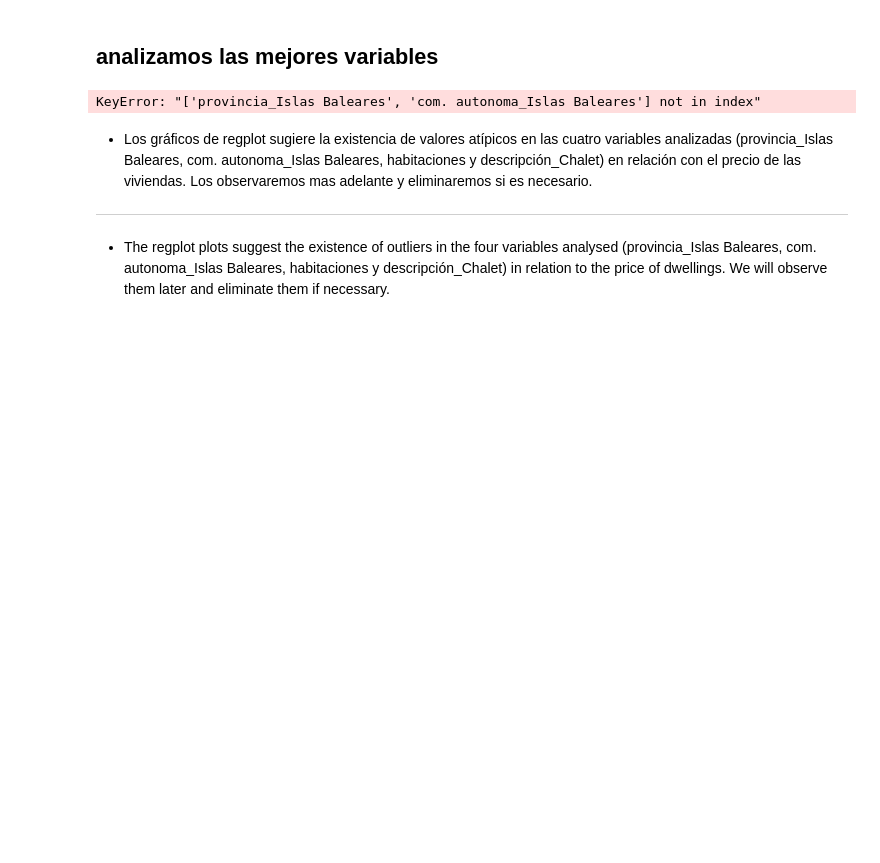
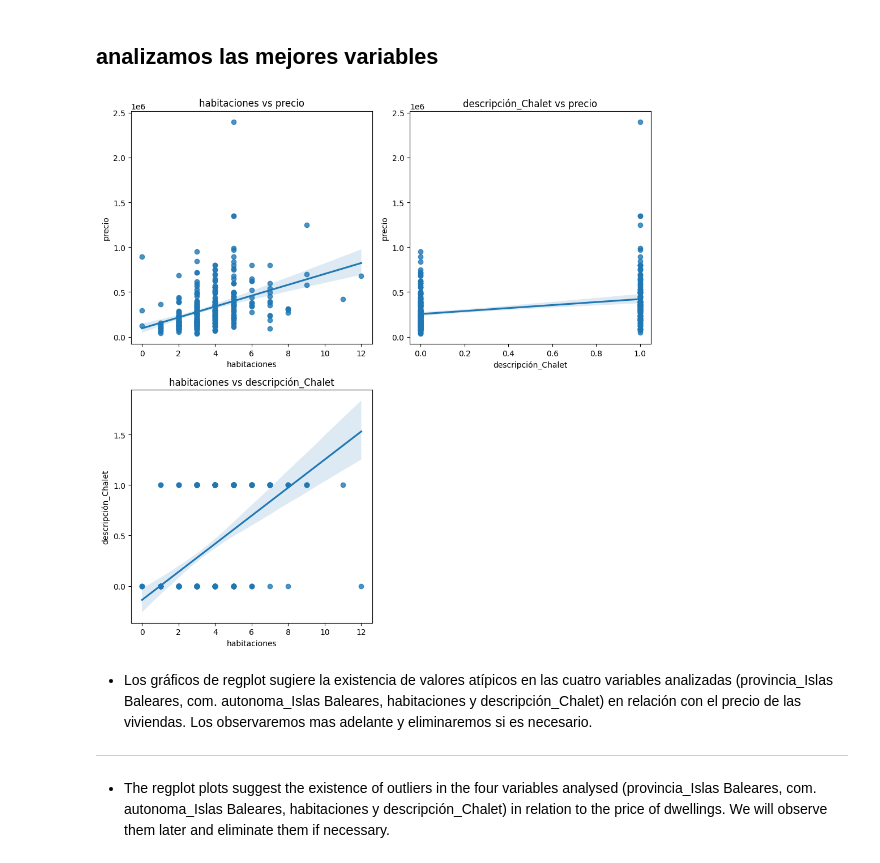
Before and after one commit to 4GeeksAcademy/028-PROYECTO_FINAL_VIVIENDAS-main-4geeks, a Jupyter notebook: src/eda_prov.ipynb, the cells around one changed output. Saved outputs shown, nothing was run; the diff lists cells and outputs as text; code cells hidden in the pictures; blank space fills up the shorter version.

```diff
--- a/src/eda_prov.ipynb
+++ b/src/eda_prov.ipynb
@@ -310,33 +310,33 @@ plt.show()
 # %%
 import matplotlib.pyplot as plt
 import seaborn as sns
 
 # DataFrame con las variables seleccionadas
-variables_seleccionadas = dataframe_encoded[['provincia_Islas Baleares', 'com. autonoma_Islas Baleares', 'habitaciones', 'descripción_Chalet', 'precio']]
+variables_seleccionadas = dataframe_encoded[['habitaciones', 'descripción_Chalet', 'precio']]
 
 # Crear una figura de subplots con 2 filas y 2 columnas
 fig, axes = plt.subplots(figsize=(10, 10), nrows=2, ncols=2)
 
 # Realizar gráficos de dispersión para las variables seleccionadas
-sns.regplot(ax=axes[0, 0], data=variables_seleccionadas, x='provincia_Islas Baleares', y='precio')
-axes[0, 0].set_title('provincia_Islas Baleares vs precio')
+sns.regplot(ax=axes[0, 0], data=variables_seleccionadas, x='habitaciones', y='precio')
+axes[0, 0].set_title('habitaciones vs precio')
 
-sns.regplot(ax=axes[0, 1], data=variables_seleccionadas, x='com. autonoma_Islas Baleares', y='precio')
-axes[0, 1].set_title('com. autonoma_Islas Baleares vs precio')
+sns.regplot(ax=axes[0, 1], data=variables_seleccionadas, x='descripción_Chalet', y='precio')
+axes[0, 1].set_title('descripción_Chalet vs precio')
 
-sns.regplot(ax=axes[1, 0], data=variables_seleccionadas, x='habitaciones', y='precio')
-axes[1, 0].set_title('habitaciones vs precio')
+sns.regplot(ax=axes[1, 0], data=variables_seleccionadas, x='habitaciones', y='descripción_Chalet')
+axes[1, 0].set_title('habitaciones vs descripción_Chalet')
 
-sns.regplot(ax=axes[1, 1], data=variables_seleccionadas, x='descripción_Chalet', y='precio')
-axes[1, 1].set_title('descripción_Chalet vs precio')
+# Elimina el gráfico en la posición [1, 1] ya que no se necesita
+fig.delaxes(axes[1, 1])
 
 # Ajustar el diseño
 plt.tight_layout()
 
 # Mostrar el gráfico
 plt.show()
 # %% [output]
-KeyError: "['provincia_Islas Baleares', 'com. autonoma_Islas Baleares'] not in index"
+[figure, added]
 # %% [markdown]
 - Los gráficos de regplot sugiere la existencia de valores atípicos en las cuatro variables analizadas (provincia_Islas Baleares, com. autonoma_Islas Baleares, habitaciones y descripción_Chalet) en relación con el precio de las viviendas. Los observaremos mas adelante y eliminaremos si es necesario.
 ---
```
Also changed, not shown: parts of 5 cells of this notebook, 3 other files.
